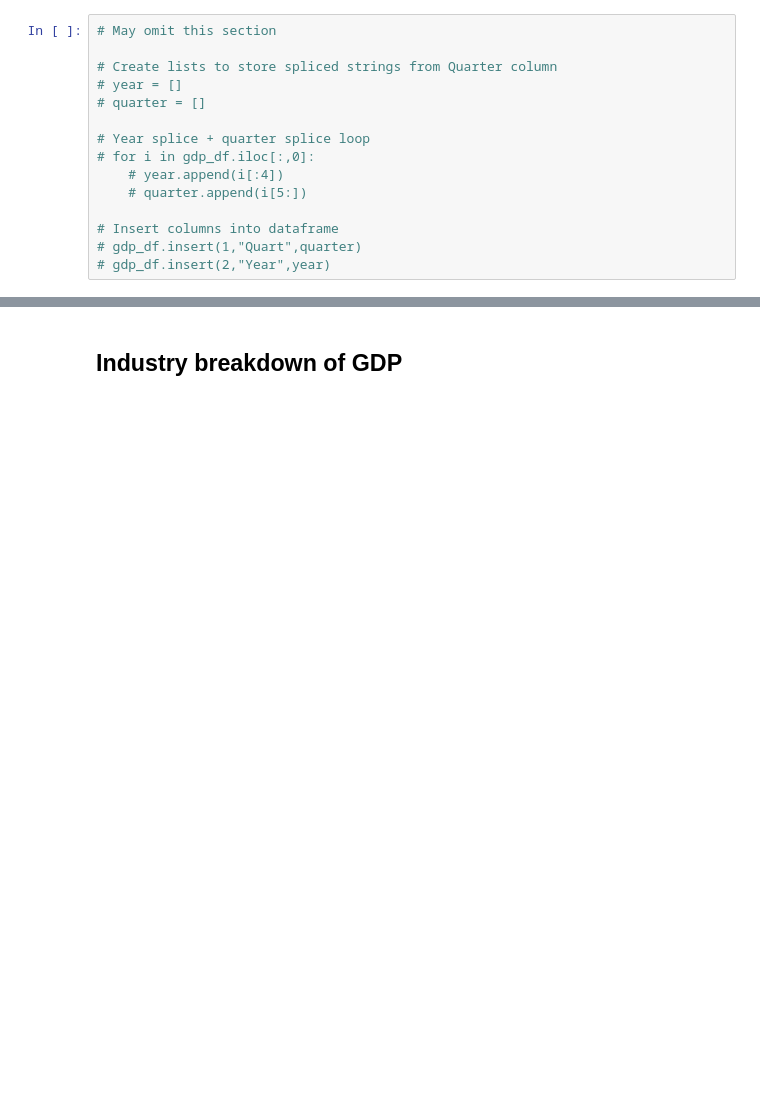
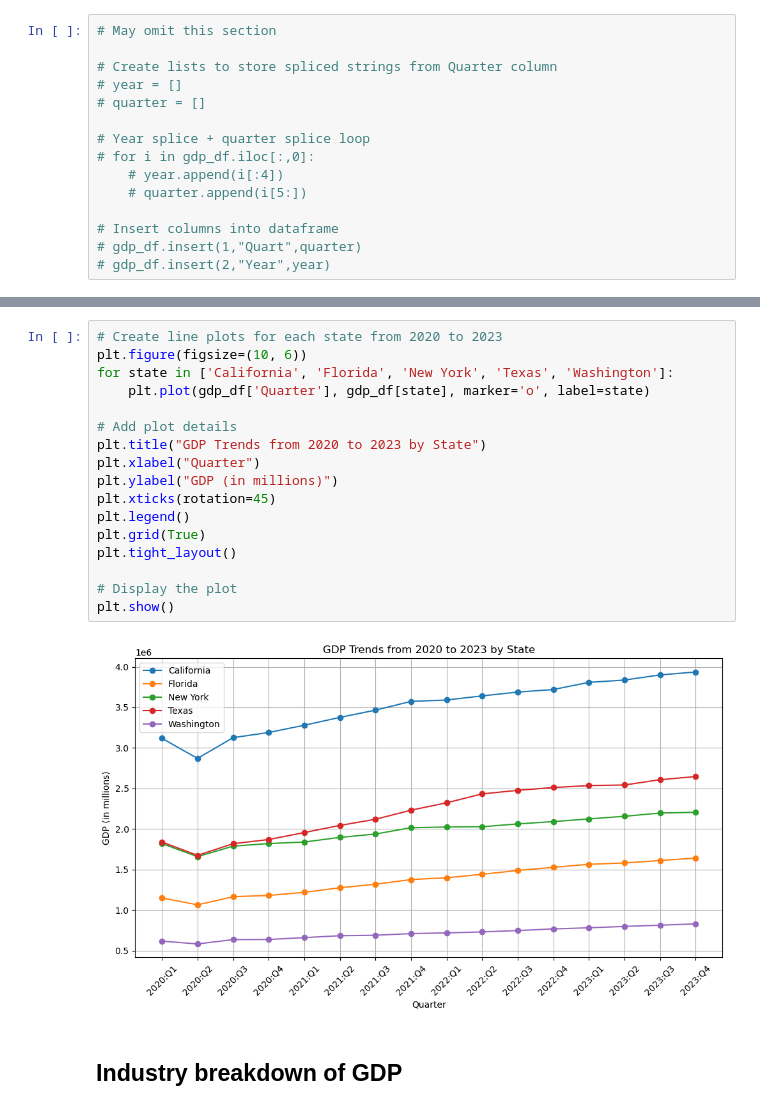
Before and after one commit to jrdthomas1/Project-1, a Jupyter notebook: jupyter/GDP.ipynb, the cells around one changed output, grey strips where cells are left out. Drawn from its saved outputs; the diff is of its cells as text; blank space fills up the shorter version.

```diff
--- a/jupyter/GDP.ipynb
+++ b/jupyter/GDP.ipynb
@@ -130,3 +148,22 @@ gdp_df
+# %%
+# Create line plots for each state from 2020 to 2023
+plt.figure(figsize=(10, 6))
+for state in ['California', 'Florida', 'New York', 'Texas', 'Washington']:
+    plt.plot(gdp_df['Quarter'], gdp_df[state], marker='o', label=state)
+
+# Add plot details
+plt.title("GDP Trends from 2020 to 2023 by State")
+plt.xlabel("Quarter")
+plt.ylabel("GDP (in millions)")
+plt.xticks(rotation=45)
+plt.legend()
+plt.grid(True)
+plt.tight_layout()
+
+# Display the plot
+plt.show()
+# %% [output]
+[figure, added]
 # %% [markdown]
 ## Industry breakdown of GDP
 # %%
```
Also changed, not shown: parts of 1 cell of this notebook.
